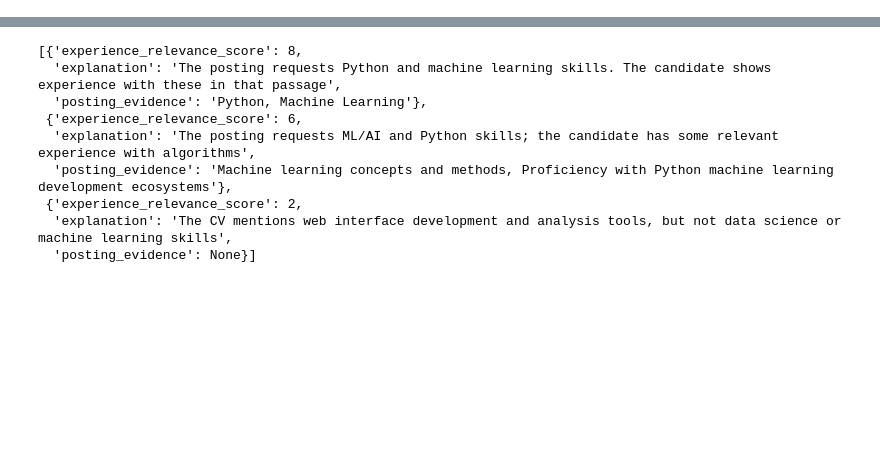
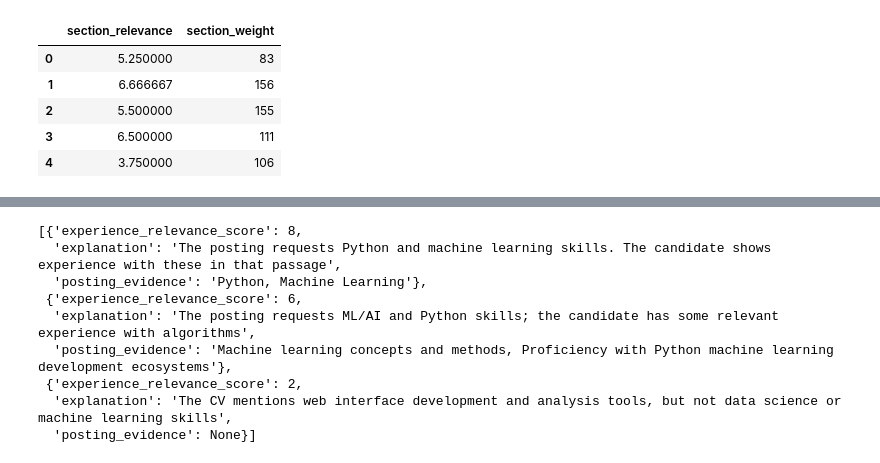
Before and after one commit to mylonasc/auto_cv, a Jupyter notebook: job_post_analyze.ipynb, the cells around one changed output, grey strips where cells are left out. Cells and saved outputs as stored; diff of their text form; code cells hidden in the pictures; blank space fills up the shorter version.

```diff
--- a/job_post_analyze.ipynb
+++ b/job_post_analyze.ipynb
@@ -115,3 +1,9 @@ jpa.analyze()
+# %%
+from src.utils import JobPostAnalysis, FullCVDocument
+from src.utils_cross_analysis import CVCrossAnalyzer
+
+jpa = JobPostAnalysis('posting_004.txt')
+jpa.analyze()
 # %%
 from src.utils import DocSectionItem, DocSection, FullCVDocument
 statement = 'I am a data science and scientific computing expert, with a ' +\
@@ -123,8 +15,9 @@ statement = 'I am a data science and scientific computing expert, with a ' +\
      'both my academic tenure and within Deloitte, is in fostering maintainable' + \
      'and modular software engineering practices, solid DevOps practices, and an ' + \
      'inclusive culture of collaboration, and continuous learning.'
+
 d1 = {'text_items':[
-        'Developed a data-driven methodology for improving the effectiveness of compliance monitoring using machine learning.',
+        'Implemented a machine learning-enhanced methodology for improving the effectiveness of compliance monitoring.',
         'Contributed to successful business development activities on AI in energy trading, as a subject matter expert on AI and trading.'
     ],
     'company' : 'Deloitte',
@@ -139,7 +32,9 @@ d2 = {
     'text_items' : [
         'Designed and created GenAI prototypes with retrieval augmented generation.',
         'Developed machine learning techniques for money laundering risk estimation.',
+        'Created, and served as the product owner of a python package to interface with parts of legacy credit risk analytics code of a large Swiss bank (Python, Excel, R).',
         'Implemented and benchmarked a deep learning-based in-house diarization (speech processing) system for the compliance department of a large swiss bank.',
+        'Created a customized dataset and fine--tuned speech foundation models (Whisper) for speech processing tasks.',
         'Gained hands-on experience in financial risk management (low-default portfolios default risk estimation, portfolio theory, liquidity and leverage regulatory reporting).',
         'Facilitated communication with client stakeholders of varied seniority in a critical and dynamically evolving project, as part of the financial risk reporting team during the merger of two global systemically important banks. Introduced software project management practices for automation code, which improved accountability, ownership, code maintainability. This resulted in early delivery and persistent increases in efficiency for regulatory reporting.',
         'Completed online course on Financial Engineering and Risk management (Coursera certificate \href{https://coursera.org/share/173183767cfc52f36f66226afec78ee3}{[link]})'
@@ -155,6 +50,7 @@ d3 = {
         'Researched scalable probabilistic machine learning for structural condition monitoring of wind turbines and wind farms (Python, TensorFlow).',
         'Implemented a message-passing GNN library (\\url{https://github.com/mylonasc/tf-gnns/}).',
         'Engaged in industrial collaborations (raw data curation, deep learning for remaining useful life prediction, wind farm data processing).',
+        'Performed large-scale Monte-Carlo simulations (Bash, cluster computing)',
         'Awarded Ph.D. with no corrections on first submission, and nominated unanimously from examination panel for the ETH Medal.'
     ]
 }
@@ -164,9 +60,9 @@ d4 = {
     'duration' : 'Dec 2015--Sept 2016',
     'position' : 'Research Assistant',
     'text_items' : [
+        'Contributed to the popular computational statistics software UQLab by implementing uncertainty quantification and sensitivity analysis algorithms',
         'Implemented advanced statistical learning algorithms (high-dimensional regression with tensor decompositions), including original automated model selection pipelines (Matlab).',
-        'Implemented and tested uncertainty quantification algorithms.',
-        'Developed a web interface to sensitivity and regression analysis (PHP, JavaScript, Matlab).'
+        'Developed a web-based user interface for sensitivity and regression analysis (PHP, JavaScript, Matlab).'
     ]
 }
 
@@ -175,8 +71,8 @@ d5 = {
     'duration' : 'Jul 2014--Dec 2014',
     'position' : 'Full-Stack Trading Tool Developer (internship)',
     'text_items' : [
-        'Implemented and validated a high level interface for an option pricer (C++, R).',
-        'Implemented a RESTful timeseries server and a scriptable front-end visualization trading signal identification tool (Python, JavaScript, MySQL).'
+        'Implemented and validated a high level interface for an option pricer (C++, R), achieving more than 10-fold improvement by replacing pre-existing interface.',
+        'Implemented a RESTful time series server and a scriptable front-end visualization trading signal identification tool (Python, JavaScript, MySQL).'
     ]
 }
 experience_fields = [d1,d2,d3,d4,d5]
@@ -356,4 +85,5 @@ class CVCrossAnalyzer:
 # %%
-fcv = FullCVDocument(statement, doc_section)
+doc_section_copy = doc_section.copy()
+fcv = FullCVDocument(statement, doc_section_copy)
 cvca = CVCrossAnalyzer(jpa, fcv)
 # %%
@@ -385,0 +259,3 @@ cvca.analyze_personal_statement()
+# %%
+metrics, data, raw = cvca.get_section_aggregate_metrics()
+metrics
@@ -405,0 +284,9 @@ cvca.data
+# %%
+data
+# %% [output]
+|  | section_relevance | section_weight |
+| 0 | 5.250000 | 83 |
+| 1 | 6.666667 | 156 |
+| 2 | 5.500000 | 155 |
+| 3 | 6.500000 | 111 |
+| 4 | 3.750000 | 106 |
```
Also changed, not shown: parts of 27 cells of this notebook, 2 other files.
